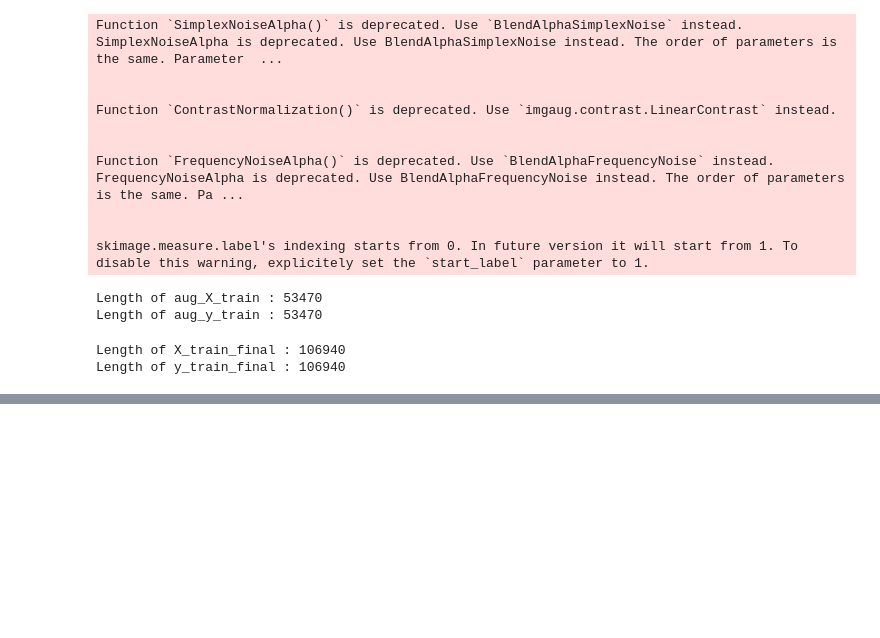
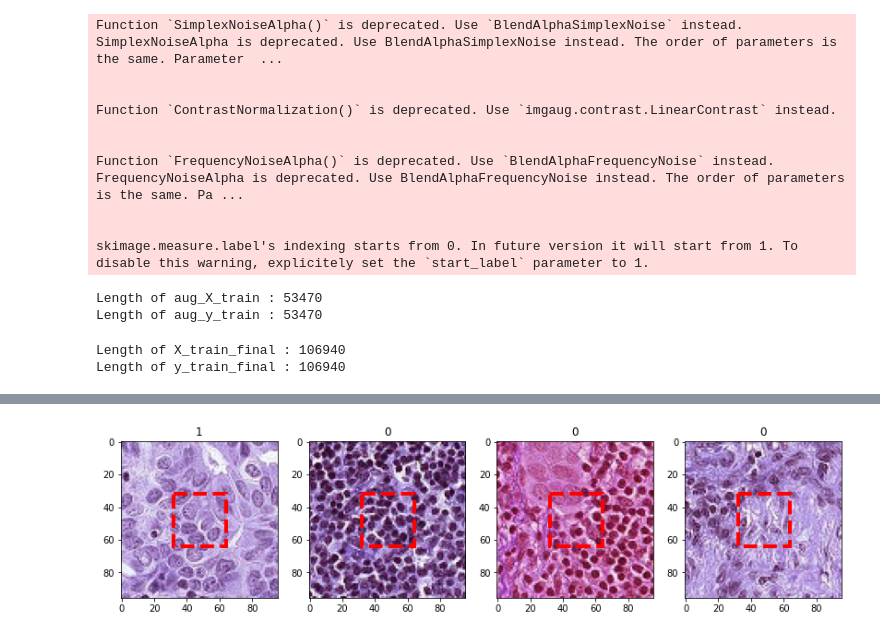
Before and after one commit to srilamaiti/ml_works, a Jupyter notebook: cancer_detection.ipynb, the cells around one changed output, grey strips where cells are left out. Drawn from its saved outputs; the diff is of its cells as text; code cells hidden in the pictures; blank space fills up the shorter version.

```diff
--- a/cancer_detection.ipynb
+++ b/cancer_detection.ipynb
@@ -892,3 +896,7 @@ numpy.ndarray
+# %%
+misc_proc.print_image_original(X_test[:4], y_test[:4])
+# %% [output]
+[figure, added]
 # %%
 def get_model_classif_mobilenetv2():
     inputs = Input((96, 96, 3))
```
Also changed, not shown: parts of 17 cells of this notebook.
